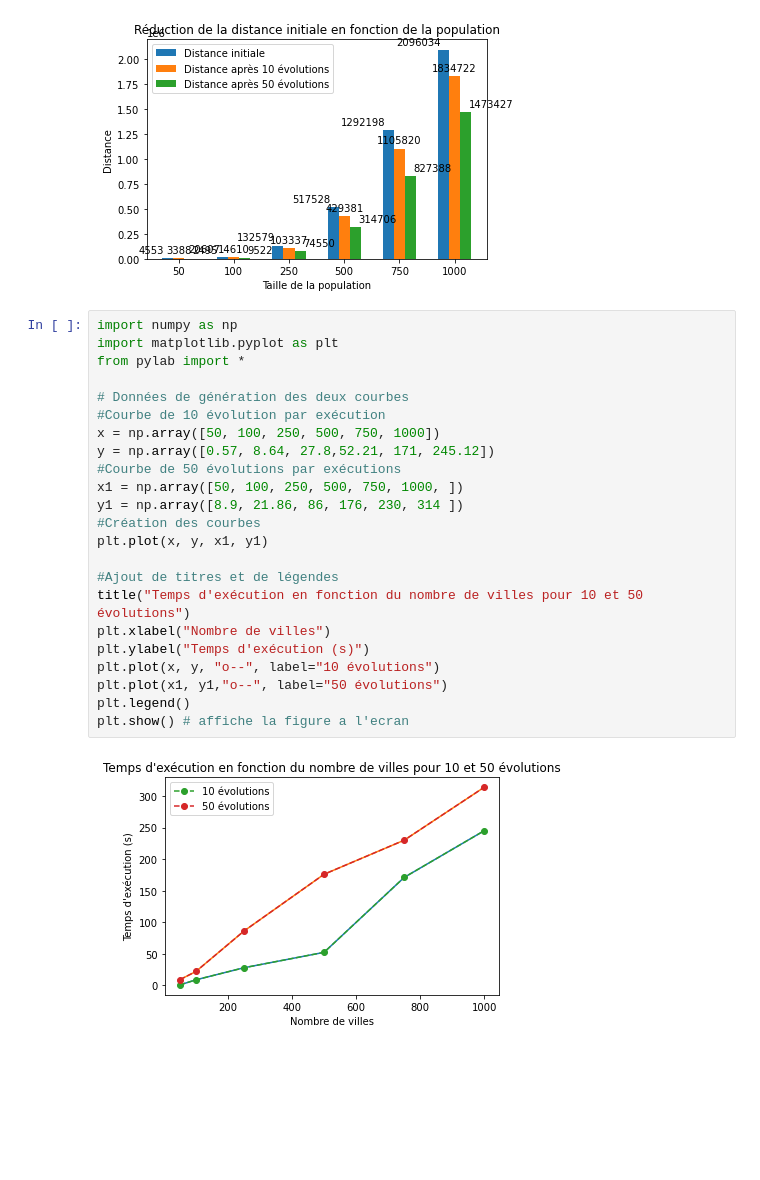
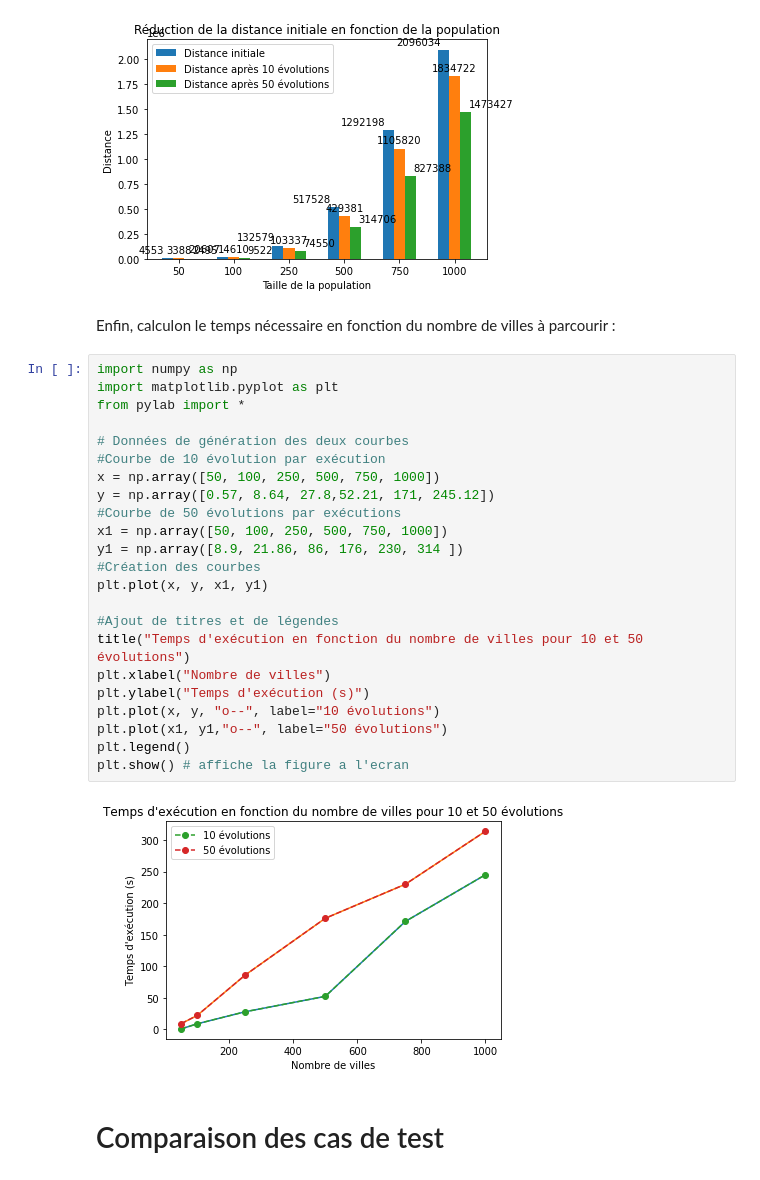
Before and after one commit to CoCodeur/VRP-PROJECT, a Jupyter notebook: AG/AlgorithmeGénétique.ipynb, the cells around one changed output. Cells and saved outputs as stored; diff of their text form; blank space fills up the shorter version.

Commit message:
Comparaisons variables d'entrée

```diff
--- a/AG/AlgorithmeGénétique.ipynb
+++ b/AG/AlgorithmeGénétique.ipynb
@@ -551,28 +559,32 @@ fig.tight_layout()
 plt.show()
 # %% [output]
 [figure]
+# %% [markdown]
+Enfin, calculon le temps nécessaire en fonction du nombre de villes à parcourir :
 # %%
 import numpy as np
 import matplotlib.pyplot as plt
 from pylab import *
 
 # Données de génération des deux courbes
 #Courbe de 10 évolution par exécution
 x = np.array([50, 100, 250, 500, 750, 1000])
 y = np.array([0.57, 8.64, 27.8,52.21, 171, 245.12])
 #Courbe de 50 évolutions par exécutions
-x1 = np.array([50, 100, 250, 500, 750, 1000, ])
+x1 = np.array([50, 100, 250, 500, 750, 1000])
 y1 = np.array([8.9, 21.86, 86, 176, 230, 314 ])
 #Création des courbes
 plt.plot(x, y, x1, y1)
 
 #Ajout de titres et de légendes
 title("Temps d'exécution en fonction du nombre de villes pour 10 et 50 évolutions")
 plt.xlabel("Nombre de villes")
 plt.ylabel("Temps d'exécution (s)")
 plt.plot(x, y, "o--", label="10 évolutions")
 plt.plot(x1, y1,"o--", label="50 évolutions")
 plt.legend()
 plt.show() # affiche la figure a l'ecran
 # %% [output]
-[figure, old version]
+[figure, new version]
+# %% [markdown]
+# Comparaison des cas de test
```
Also changed, not shown: parts of 20 cells of this notebook.
